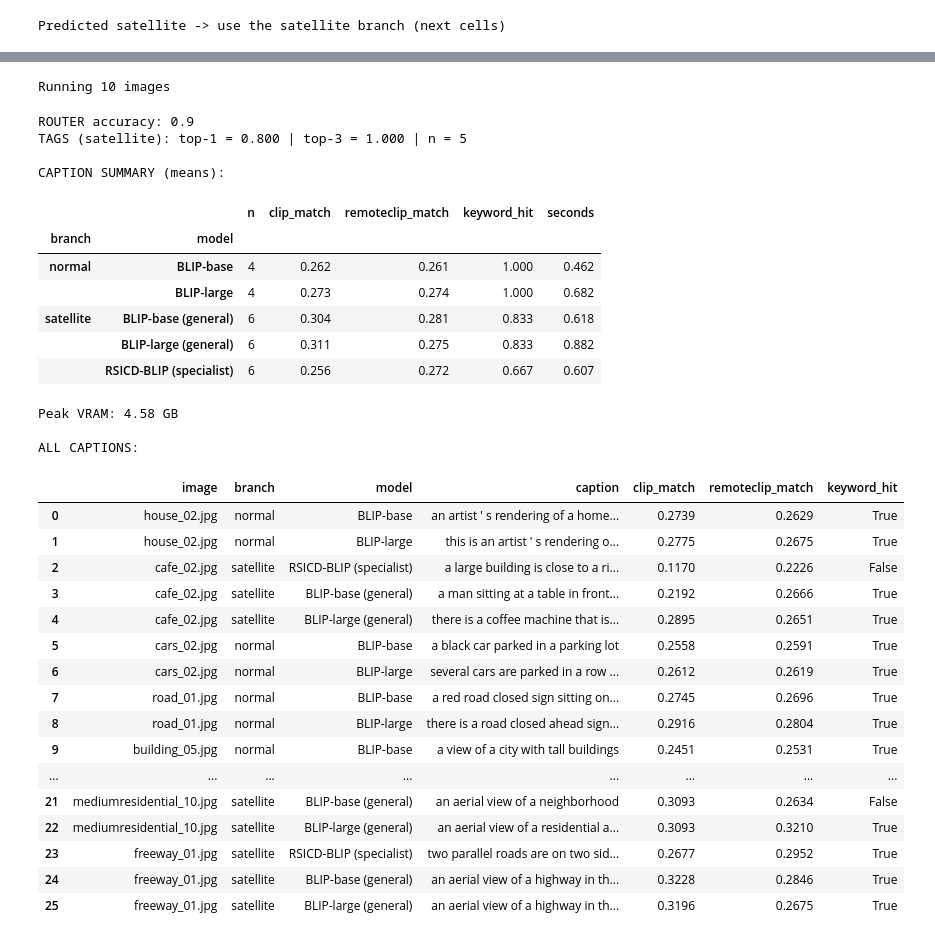
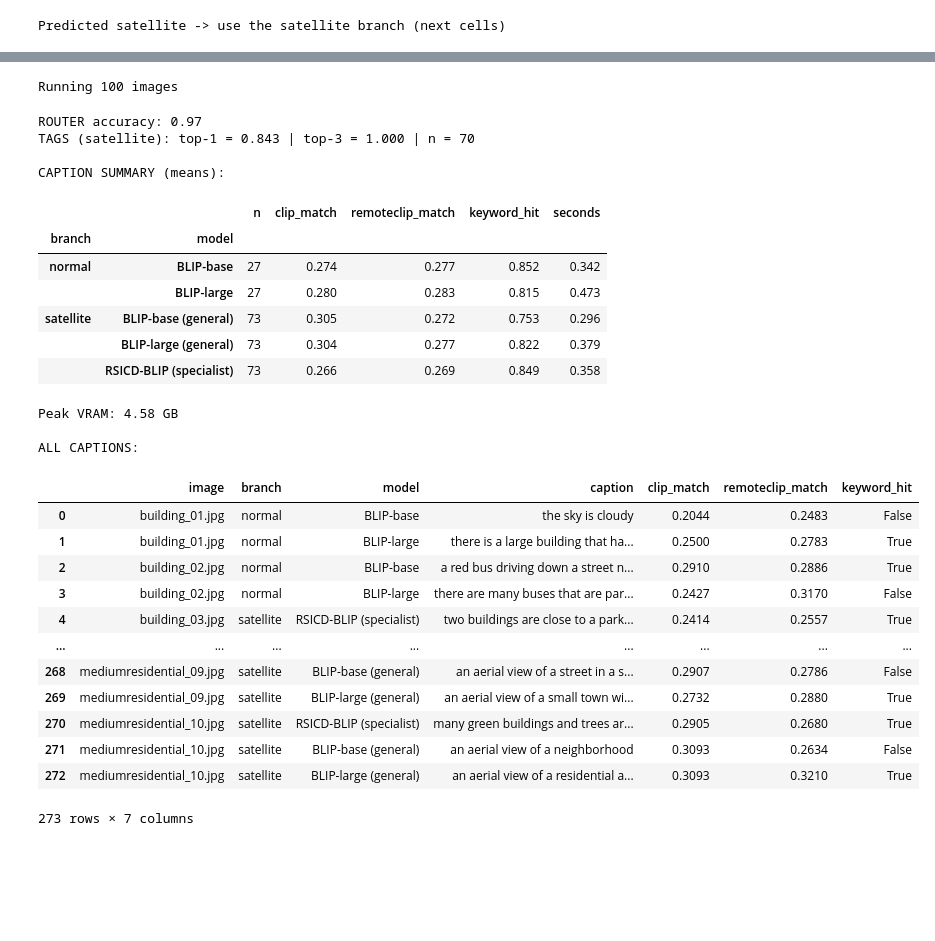
Before and after one commit to vikramsimha2510/VLM, a Jupyter notebook: NITPY.ipynb, the cells around one changed output, grey strips where cells are left out. Cells and saved outputs as stored; diff of their text form; code cells hidden in the pictures; blank space fills up the shorter version.

```diff
--- a/NITPY.ipynb
+++ b/NITPY.ipynb
@@ -417,7 +411,7 @@ from pathlib import Path
 from tqdm.auto import tqdm
 
 # ---------------- CONFIG ----------------
-N_PER_BRANCH = 5        # images per branch; set to None to run all 100
+N_PER_BRANCH = None       # images per branch; set to None to run all 100
 SEED = 42
 OUT = Path("/content/VLM/outputs"); OUT.mkdir(exist_ok=True)
 
@@ -510,54 +504,50 @@ cap_df.to_csv(OUT / "batch_captions.csv", index=False)
 
 # ---------------- SUMMARY ----------------
 print("\nROUTER accuracy:", round(img_df["router_correct"].mean(), 3))
 if "tag_top1" in img_df:
     t = img_df.dropna(subset=["tag_top1"])
     print(f"TAGS (satellite): top-1 = {t['tag_top1'].mean():.3f} | top-3 = {t['tag_top3'].mean():.3f} | n = {len(t)}")
 
 summary = (cap_df.groupby(["branch", "model"])
            .agg(n=("image", "count"), clip_match=("clip_match", "mean"),
                 remoteclip_match=("remoteclip_match", "mean"),
                 keyword_hit=("keyword_hit", "mean"), seconds=("seconds", "mean"))
            .round(3))
 summary.to_csv(OUT / "batch_summary.csv")
 print("\nCAPTION SUMMARY (means):"); display(summary)
 
 if device == "cuda":
     print(f"\nPeak VRAM: {torch.cuda.max_memory_allocated()/1e9:.2f} GB")
 
 pd.set_option("display.max_colwidth", None); pd.set_option("display.width", 250)
 print("\nALL CAPTIONS:")
 display(cap_df[["image", "branch", "model", "caption", "clip_match", "remoteclip_match", "keyword_hit"]])
 # %% [output]
-Running 10 images
+Running 100 images
-ROUTER accuracy: 0.9
-TAGS (satellite): top-1 = 0.800 | top-3 = 1.000 | n = 5
+ROUTER accuracy: 0.97
+TAGS (satellite): top-1 = 0.843 | top-3 = 1.000 | n = 70
 
 CAPTION SUMMARY (means):
 |  |  | n | clip_match | remoteclip_match | keyword_hit | seconds |
 | branch | model |  |  |  |  |  |
-| normal | BLIP-base | 4 | 0.262 | 0.261 | 1.000 | 0.462 |
-|  | BLIP-large | 4 | 0.273 | 0.274 | 1.000 | 0.682 |
-| satellite | BLIP-base (general) | 6 | 0.304 | 0.281 | 0.833 | 0.618 |
-|  | BLIP-large (general) | 6 | 0.311 | 0.275 | 0.833 | 0.882 |
-|  | RSICD-BLIP (specialist) | 6 | 0.256 | 0.272 | 0.667 | 0.607 |
+| normal | BLIP-base | 27 | 0.274 | 0.277 | 0.852 | 0.342 |
+|  | BLIP-large | 27 | 0.280 | 0.283 | 0.815 | 0.473 |
+| satellite | BLIP-base (general) | 73 | 0.305 | 0.272 | 0.753 | 0.296 |
+|  | BLIP-large (general) | 73 | 0.304 | 0.277 | 0.822 | 0.379 |
+|  | RSICD-BLIP (specialist) | 73 | 0.266 | 0.269 | 0.849 | 0.358 |
 Peak VRAM: 4.58 GB
 
 ALL CAPTIONS:
 |  | image | branch | model | caption | clip_match | remoteclip_match | keyword_hit |
-| 0 | house_02.jpg | normal | BLIP-base | an artist ' s rendering of a home... | 0.2739 | 0.2629 | True |
-| 1 | house_02.jpg | normal | BLIP-large | this is an artist ' s rendering o... | 0.2775 | 0.2675 | True |
-| 2 | cafe_02.jpg | satellite | RSICD-BLIP (specialist) | a large building is close to a ri... | 0.1170 | 0.2226 | False |
-| 3 | cafe_02.jpg | satellite | BLIP-base (general) | a man sitting at a table in front... | 0.2192 | 0.2666 | True |
-| 4 | cafe_02.jpg | satellite | BLIP-large (general) | there is a coffee machine that is... | 0.2895 | 0.2651 | True |
-| 5 | cars_02.jpg | normal | BLIP-base | a black car parked in a parking lot | 0.2558 | 0.2591 | True |
-| 6 | cars_02.jpg | normal | BLIP-large | several cars are parked in a row ... | 0.2612 | 0.2619 | True |
-| 7 | road_01.jpg | normal | BLIP-base | a red road closed sign sitting on... | 0.2745 | 0.2696 | True |
-| 8 | road_01.jpg | normal | BLIP-large | there is a road closed ahead sign... | 0.2916 | 0.2804 | True |
-| 9 | building_05.jpg | normal | BLIP-base | a view of a city with tall buildings | 0.2451 | 0.2531 | True |
+| 0 | building_01.jpg | normal | BLIP-base | the sky is cloudy | 0.2044 | 0.2483 | False |
+| 1 | building_01.jpg | normal | BLIP-large | there is a large building that ha... | 0.2500 | 0.2783 | True |
+| 2 | building_02.jpg | normal | BLIP-base | a red bus driving down a street n... | 0.2910 | 0.2886 | True |
+| 3 | building_02.jpg | normal | BLIP-large | there are many buses that are par... | 0.2427 | 0.3170 | False |
+| 4 | building_03.jpg | satellite | RSICD-BLIP (specialist) | two buildings are close to a park... | 0.2414 | 0.2557 | True |
 | ... | ... | ... | ... | ... | ... | ... | ... |
-| 21 | mediumresidential_10.jpg | satellite | BLIP-base (general) | an aerial view of a neighborhood | 0.3093 | 0.2634 | False |
-| 22 | mediumresidential_10.jpg | satellite | BLIP-large (general) | an aerial view of a residential a... | 0.3093 | 0.3210 | True |
-| 23 | freeway_01.jpg | satellite | RSICD-BLIP (specialist) | two parallel roads are on two sid... | 0.2677 | 0.2952 | True |
-| 24 | freeway_01.jpg | satellite | BLIP-base (general) | an aerial view of a highway in th... | 0.3228 | 0.2846 | True |
-| 25 | freeway_01.jpg | satellite | BLIP-large (general) | an aerial view of a highway in th... | 0.3196 | 0.2675 | True |
+| 268 | mediumresidential_09.jpg | satellite | BLIP-base (general) | an aerial view of a street in a s... | 0.2907 | 0.2786 | False |
+| 269 | mediumresidential_09.jpg | satellite | BLIP-large (general) | an aerial view of a small town wi... | 0.2732 | 0.2880 | True |
+| 270 | mediumresidential_10.jpg | satellite | RSICD-BLIP (specialist) | many green buildings and trees ar... | 0.2905 | 0.2680 | True |
+| 271 | mediumresidential_10.jpg | satellite | BLIP-base (general) | an aerial view of a neighborhood | 0.3093 | 0.2634 | False |
+| 272 | mediumresidential_10.jpg | satellite | BLIP-large (general) | an aerial view of a residential a... | 0.3093 | 0.3210 | True |
+273 rows × 7 columns
```
Also changed, not shown: parts of 5 cells of this notebook.
